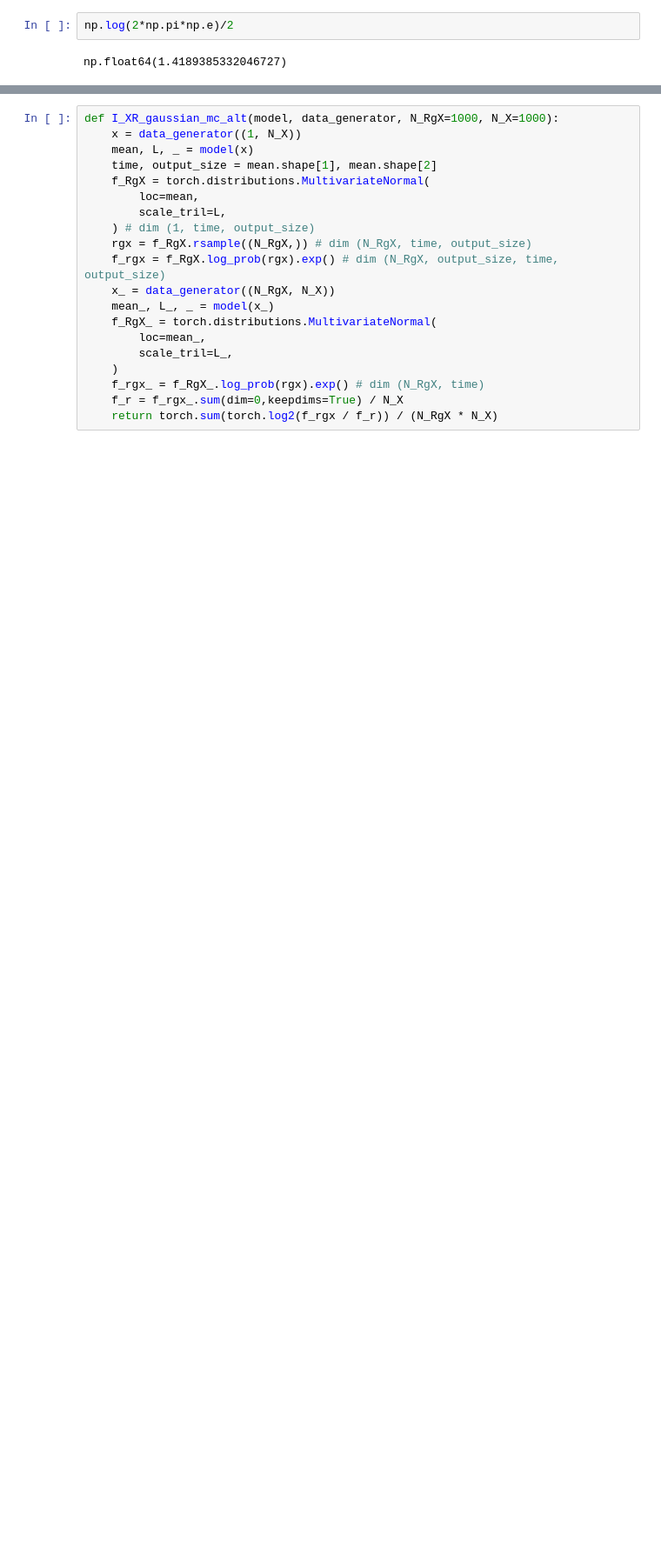
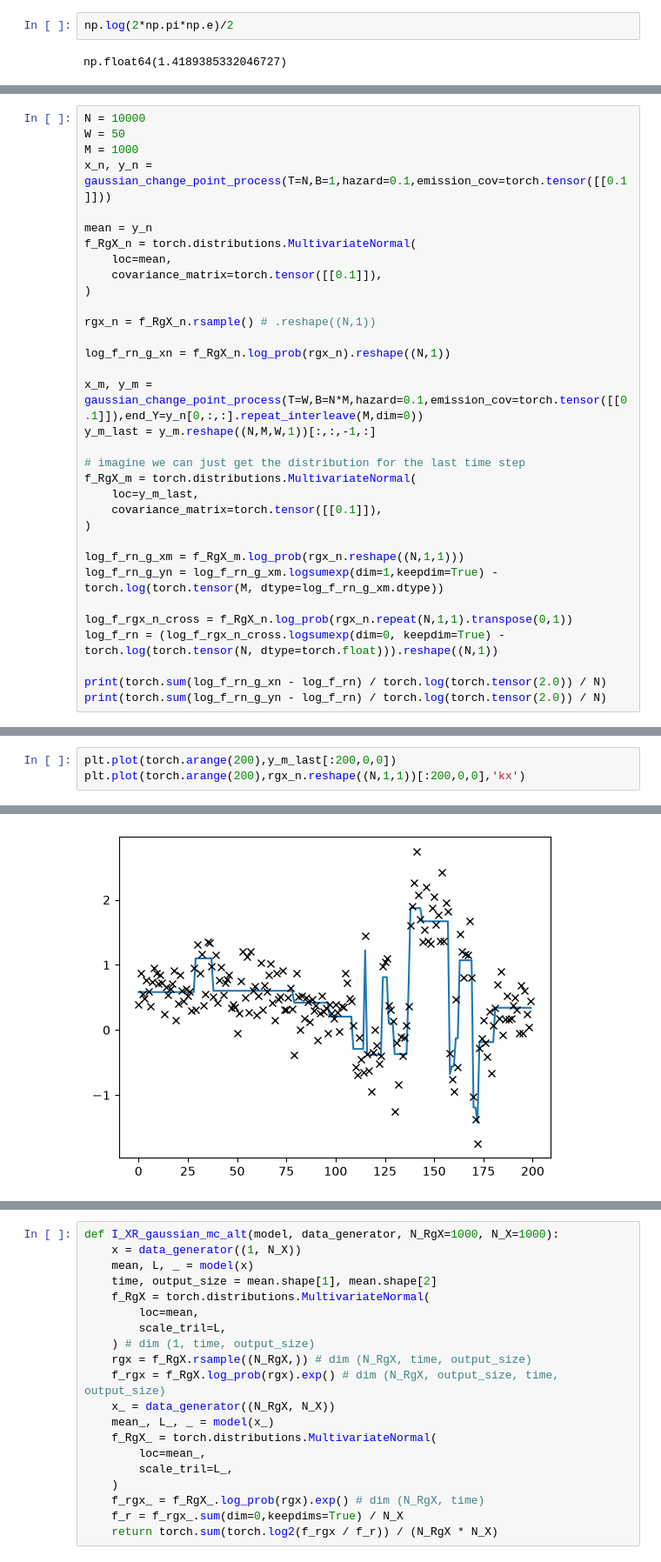
Before and after one commit to jacobaparker/behavioral_data_reanalyses_IB, a Jupyter notebook: Tavoni_Complexity/continuous_IB.ipynb, the cells around one changed output, grey strips where cells are left out. Shown at 87% size. Cells and saved outputs as stored; diff of their text form; blank space fills up the shorter version.

```diff
--- a/Tavoni_Complexity/continuous_IB.ipynb
+++ b/Tavoni_Complexity/continuous_IB.ipynb
@@ -436,0 +648,33 @@ np.float64(1.4189385332046727)
+# %%
+N = 10000
+W = 50
+M = 1000
+x_n, y_n = gaussian_change_point_process(T=N,B=1,hazard=0.1,emission_cov=torch.tensor([[0.1]]))
+
+mean = y_n
+f_RgX_n = torch.distributions.MultivariateNormal(
+    loc=mean,
+    covariance_matrix=torch.tensor([[0.1]]),
+)
+
+rgx_n = f_RgX_n.rsample() # .reshape((N,1))
+
+log_f_rn_g_xn = f_RgX_n.log_prob(rgx_n).reshape((N,1))
+
+x_m, y_m = gaussian_change_point_process(T=W,B=N*M,hazard=0.1,emission_cov=torch.tensor([[0.1]]),end_Y=y_n[0,:,:].repeat_interleave(M,dim=0))
+y_m_last = y_m.reshape((N,M,W,1))[:,:,-1,:]
+
+# imagine we can just get the distribution for the last time step
+f_RgX_m = torch.distributions.MultivariateNormal(
+    loc=y_m_last,
+    covariance_matrix=torch.tensor([[0.1]]),
+)
+
+log_f_rn_g_xm = f_RgX_m.log_prob(rgx_n.reshape((N,1,1)))
+log_f_rn_g_yn = log_f_rn_g_xm.logsumexp(dim=1,keepdim=True) - torch.log(torch.tensor(M, dtype=log_f_rn_g_xm.dtype))
+
+log_f_rgx_n_cross = f_RgX_n.log_prob(rgx_n.repeat(N,1,1).transpose(0,1))
+log_f_rn = (log_f_rgx_n_cross.logsumexp(dim=0, keepdim=True) - torch.log(torch.tensor(N, dtype=torch.float))).reshape((N,1))
+
+print(torch.sum(log_f_rn_g_xn - log_f_rn) / torch.log(torch.tensor(2.0)) / N)
+print(torch.sum(log_f_rn_g_yn - log_f_rn) / torch.log(torch.tensor(2.0)) / N)
@@ -436,0 +970,4 @@ np.float64(1.4189385332046727)
+# %%
+plt.plot(torch.arange(200),y_m_last[:200,0,0])
+plt.plot(torch.arange(200),rgx_n.reshape((N,1,1))[:200,0,0],'kx')
+# %% [output]
@@ -436,0 +975 @@ np.float64(1.4189385332046727)
+[figure, added]
```
Also changed, not shown: parts of 68 cells of this notebook.
